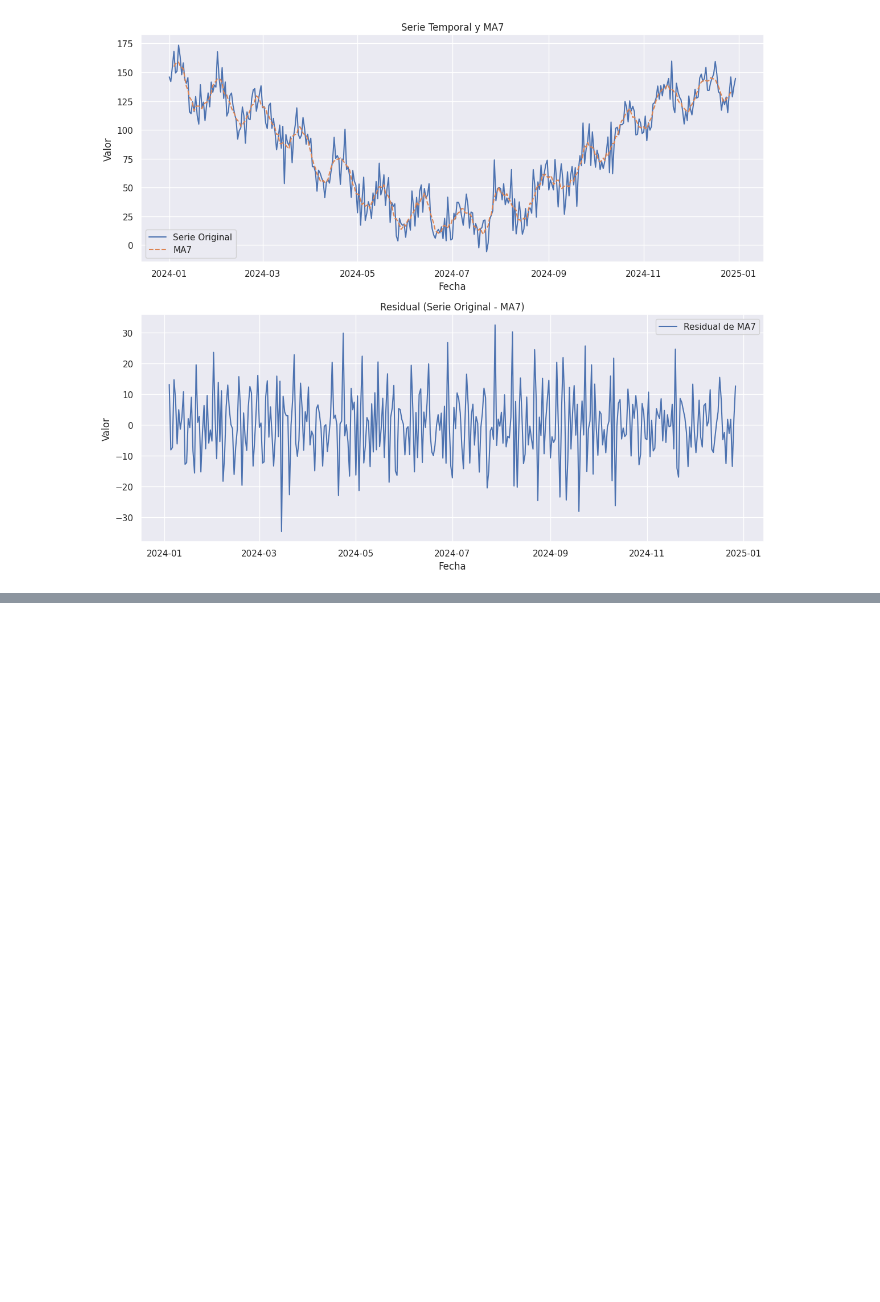
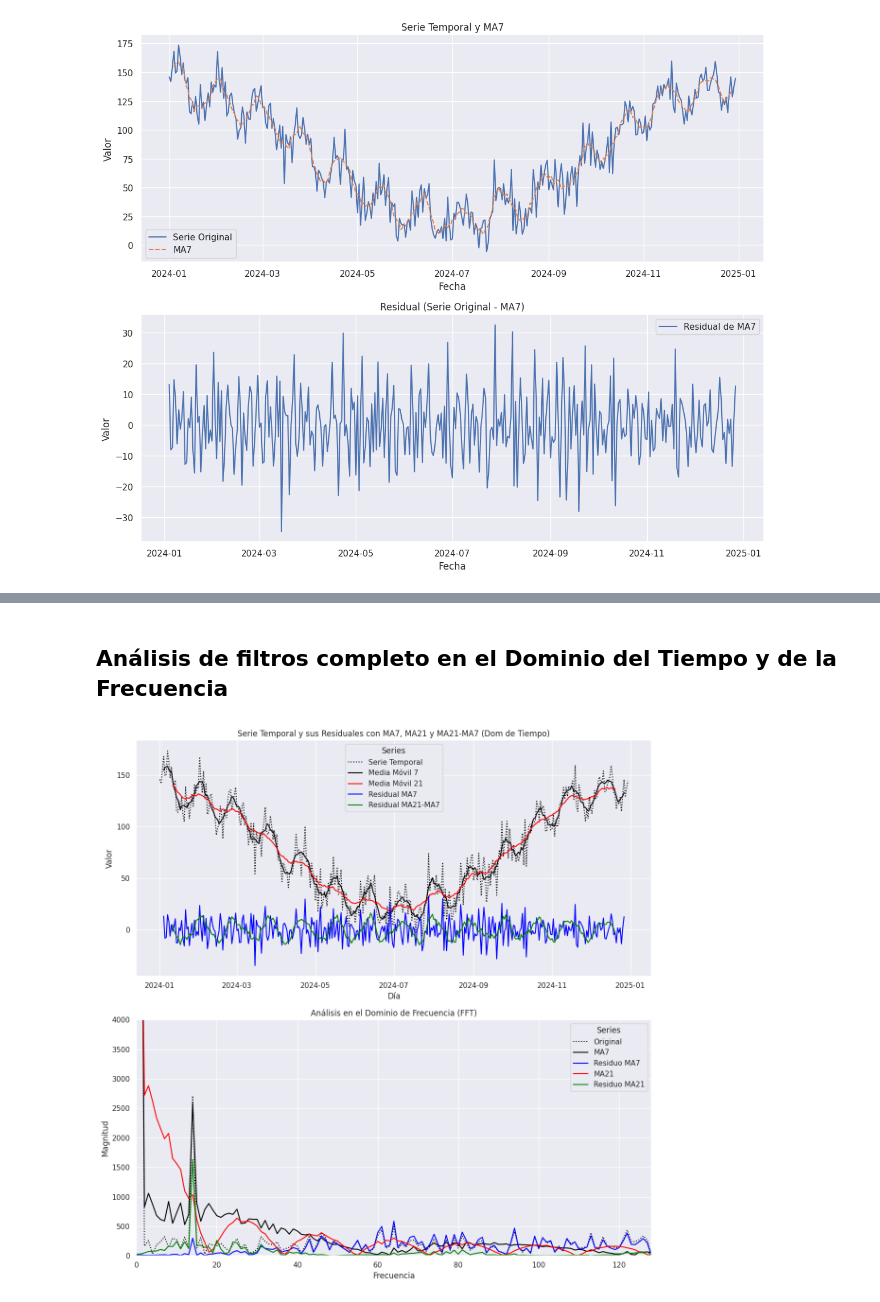
Before and after one commit to matuneville/Signal-Processing-and-Time-Series, a Jupyter notebook: procesamiento_de_señales/DGP-sintetico/media_movil_filtro.ipynb, the cells around one changed output, grey strips where cells are left out. Drawn from its saved outputs; the diff is of its cells as text; code cells hidden in the pictures; blank space fills up the shorter version.

```diff
--- a/procesamiento_de_señales/DGP-sintetico/media_movil_filtro.ipynb
+++ b/procesamiento_de_señales/DGP-sintetico/media_movil_filtro.ipynb
@@ -57,0 +87,52 @@ plt.show()
+# %% [markdown]
+## Análisis de filtros completo en el Dominio del Tiempo y de la Frecuencia
+# %%
+import seaborn as sns
+import matplotlib.pyplot as plt
+import numpy as np
+
+# Crear la figura con 2 subgráficos (uno encima del otro)
+fig, axes = plt.subplots(2, 1, figsize=(12, 12))
+
+# Primer gráfico: Serie Temporal y sus Residuales con MA7, MA21 y MA21-MA7
+sns.lineplot(x=dias, y=serie_temporal, label='Serie Temporal', linestyle=':', color='black', ax=axes[0])
+sns.lineplot(x=dias, y=ma7, label="Media Móvil 7", color='black', ax=axes[0])
+sns.lineplot(x=dias, y=ma21, label="Media Móvil 21", color='red', ax=axes[0])
+sns.lineplot(x=dias, y=residual_ma7, label="Residual MA7", color='blue', ax=axes[0])
+sns.lineplot(x=dias, y=residual_ma21_ma7, label="Residual MA21-MA7", color='green', ax=axes[0])
+
+axes[0].set_title("Serie Temporal y sus Residuales con MA7, MA21 y MA21-MA7 (Dom de Tiempo)")
+axes[0].set_xlabel("Día")
+axes[0].set_ylabel("Valor")
+axes[0].legend(title="Series")
+
+# Función para calcular la FFT
+def safe_fft(data):
+    return np.abs(np.fft.fft(np.nan_to_num(data, nan=0.0)))
+
+# FFT
+fft_a = safe_fft(serie_temporal)
+fft_outMA7 = safe_fft(ma7)
+fft_difMA7 = safe_fft(residual_ma7)
+fft_outMA21 = safe_fft(ma21)
+fft_difMA21_MA7 = safe_fft(residual_ma21_ma7)
+
+# Segundo gráfico: Análisis en el Dominio de Frecuencia (FFT)
+axes[1].plot(fft_a, label='Original', linestyle=':', color='black')
+axes[1].plot(fft_outMA7, label='MA7', color='black')
+axes[1].plot(fft_difMA7, label='Residuo MA7', color='blue')
+axes[1].plot(fft_outMA21, label='MA21', color='red')
+axes[1].plot(fft_difMA21_MA7, label='Residuo MA21', color='green')
+
+axes[1].set_title("Análisis en el Dominio de Frecuencia (FFT)")
+axes[1].set_xlabel("Frecuencia")
+axes[1].set_ylabel("Magnitud")
+axes[1].set_xlim(0, 128)
+axes[1].set_ylim(0, 4000)
+axes[1].legend(title="Series")
+
+# Ajuste del layout y mostrar la figura
+plt.tight_layout()
+plt.show()
+# %% [output]
+[figure, added]
```
Also changed, not shown: parts of 3 cells of this notebook.
